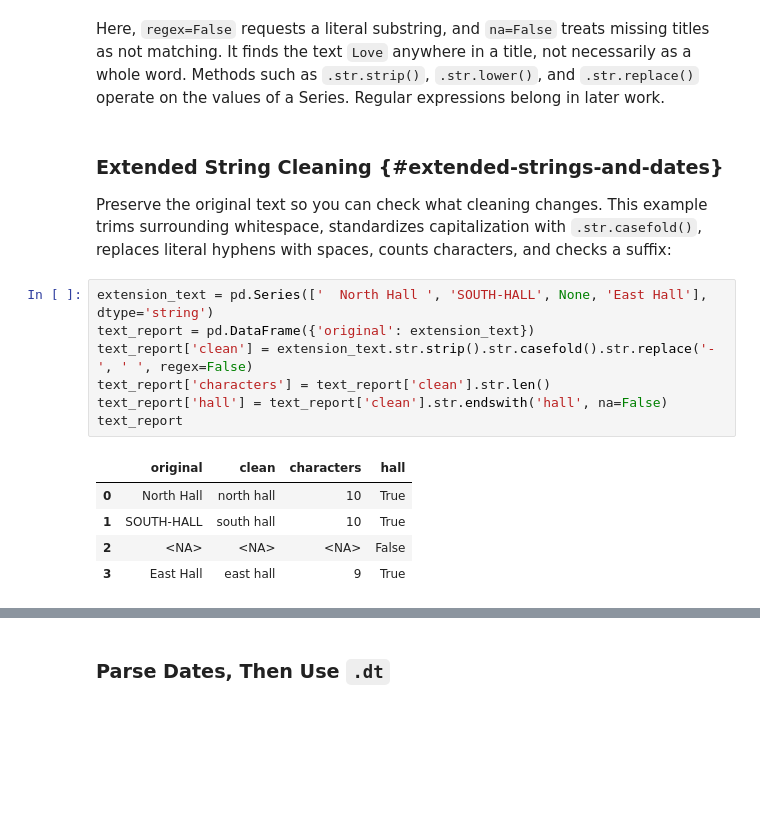
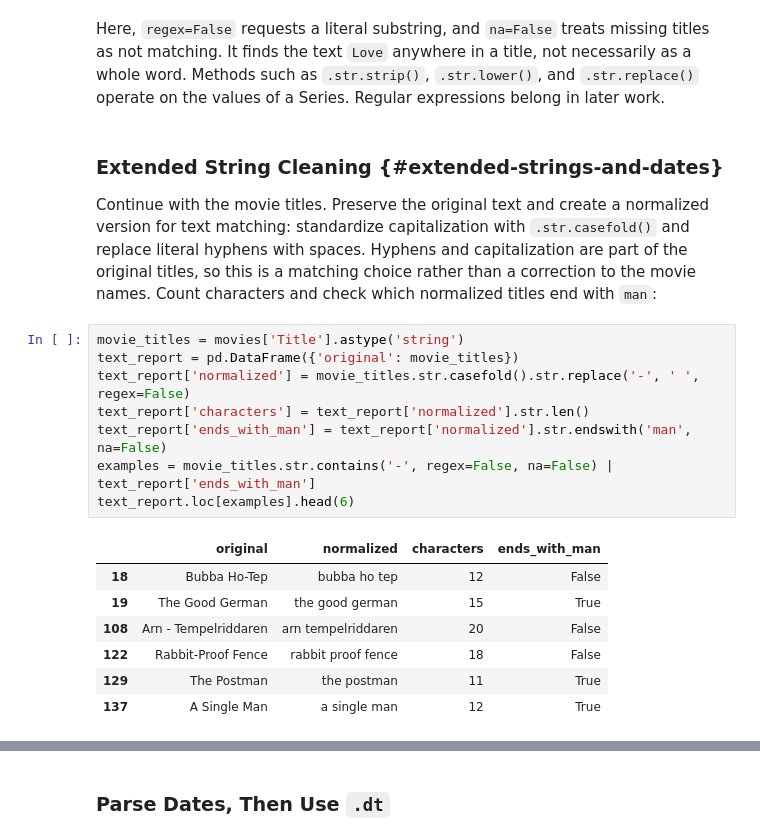
Before and after one commit to Lizhen0909/nu-stat303-1-sec20-coursebook-clean, a Jupyter notebook: pandas_fundamentals_reorganized.ipynb, the cells around one changed output, grey strips where cells are left out. Drawn from its saved outputs; the diff is of its cells as text; blank space fills up the shorter version.

```diff
--- a/pandas_fundamentals_reorganized.ipynb
+++ b/pandas_fundamentals_reorganized.ipynb
@@ -973,17 +973,20 @@ Here, `regex=False` requests a literal substring, and `na=False` treats missing
 # %% [markdown]
 ### Extended String Cleaning {#extended-strings-and-dates}
 
-Preserve the original text so you can check what cleaning changes. This example trims surrounding whitespace, standardizes capitalization with `.str.casefold()`, replaces literal hyphens with spaces, counts characters, and checks a suffix:
+Continue with the movie titles. Preserve the original text and create a normalized version for text matching: standardize capitalization with `.str.casefold()` and replace literal hyphens with spaces. Hyphens and capitalization are part of the original titles, so this is a matching choice rather than a correction to the movie names. Count characters and check which normalized titles end with `man`:
 # %%
-extension_text = pd.Series(['  North Hall ', 'SOUTH-HALL', None, 'East Hall'], dtype='string')
-text_report = pd.DataFrame({'original': extension_text})
-text_report['clean'] = extension_text.str.strip().str.casefold().str.replace('-', ' ', regex=False)
-text_report['characters'] = text_report['clean'].str.len()
-text_report['hall'] = text_report['clean'].str.endswith('hall', na=False)
-text_report
+movie_titles = movies['Title'].astype('string')
+text_report = pd.DataFrame({'original': movie_titles})
+text_report['normalized'] = movie_titles.str.casefold().str.replace('-', ' ', regex=False)
+text_report['characters'] = text_report['normalized'].str.len()
+text_report['ends_with_man'] = text_report['normalized'].str.endswith('man', na=False)
+examples = movie_titles.str.contains('-', regex=False, na=False) | text_report['ends_with_man']
+text_report.loc[examples].head(6)
 # %% [output]
-|  | original | clean | characters | hall |
-| 0 | North Hall | north hall | 10 | True |
-| 1 | SOUTH-HALL | south hall | 10 | True |
-| 2 | <NA> | <NA> | <NA> | False |
-| 3 | East Hall | east hall | 9 | True |
+|  | original | normalized | characters | ends_with_man |
+| 18 | Bubba Ho-Tep | bubba ho tep | 12 | False |
+| 19 | The Good German | the good german | 15 | True |
+| 108 | Arn - Tempelriddaren | arn tempelriddaren | 20 | False |
+| 122 | Rabbit-Proof Fence | rabbit proof fence | 18 | False |
+| 129 | The Postman | the postman | 11 | True |
+| 137 | A Single Man | a single man | 12 | True |
```
Also changed, not shown: parts of 9 cells of this notebook, 39 other files.
